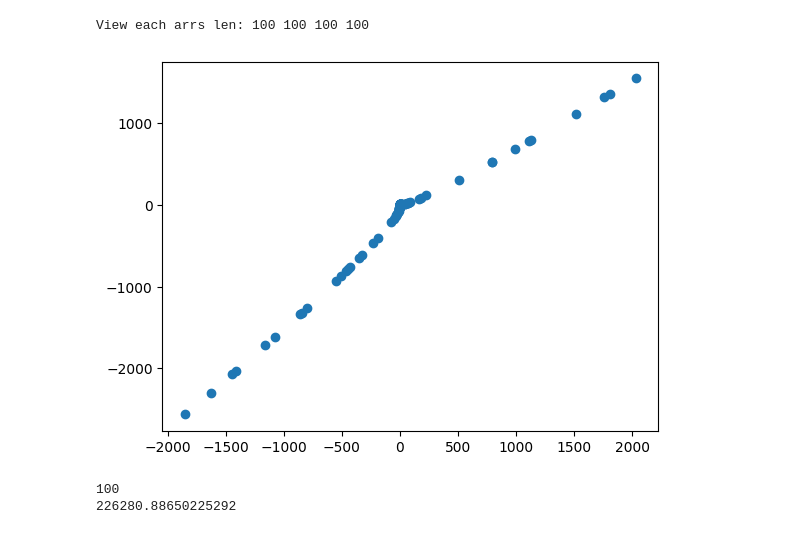
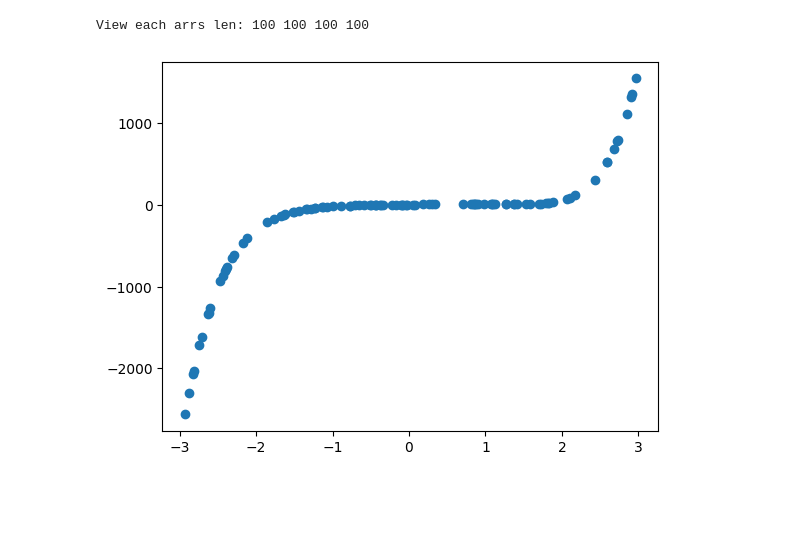
Before and after one commit to rameyyy/COMP-6630, a Jupyter notebook: Assignment 1/question1_solution.ipynb, the cells around one changed output. Cells and saved outputs as stored; diff of their text form; code cells hidden in the pictures; blank space fills up the shorter version.

```diff
--- a/Assignment 1/question1_solution.ipynb
+++ b/Assignment 1/question1_solution.ipynb
@@ -14,11 +58,11 @@ print('View each arrs len:', len(x_test), len(x_train), len(y_test), len(y_train
 # %% [output]
 View each arrs len: 100 100 100 100
 # %%
-# Scatter train for x and y and view to find relationship
-plt.scatter(x_train**7, y_train)
+# Scatter train for x and y and view the relationship
+plt.scatter(x_train, y_train)
 plt.show()
 # %% [output]
-[figure, old version]
+[figure, new version]
 # %%
 def create_polynomial_features(x, degree=7):
     X = np.ones((len(x), degree + 1))
@@ -44,14 +120,0 @@ def cost_function(y_true, y_pred):
-# %%
-# Create train and test features for X
-x_train_features = create_polynomial_features(x_train, degree=7)
-x_test_features = create_polynomial_features(x_test, degree=7)
-
-# Initialize vars
-weights = np.zeros(8)
-
-y_pred = predict(x_train_features, weights)
-cost = cost_function(y_train, y_pred)
-print(cost)
-# %% [output]
-100
-226280.88650225292
```
Also changed, not shown: parts of 13 cells of this notebook, 1 other file.
